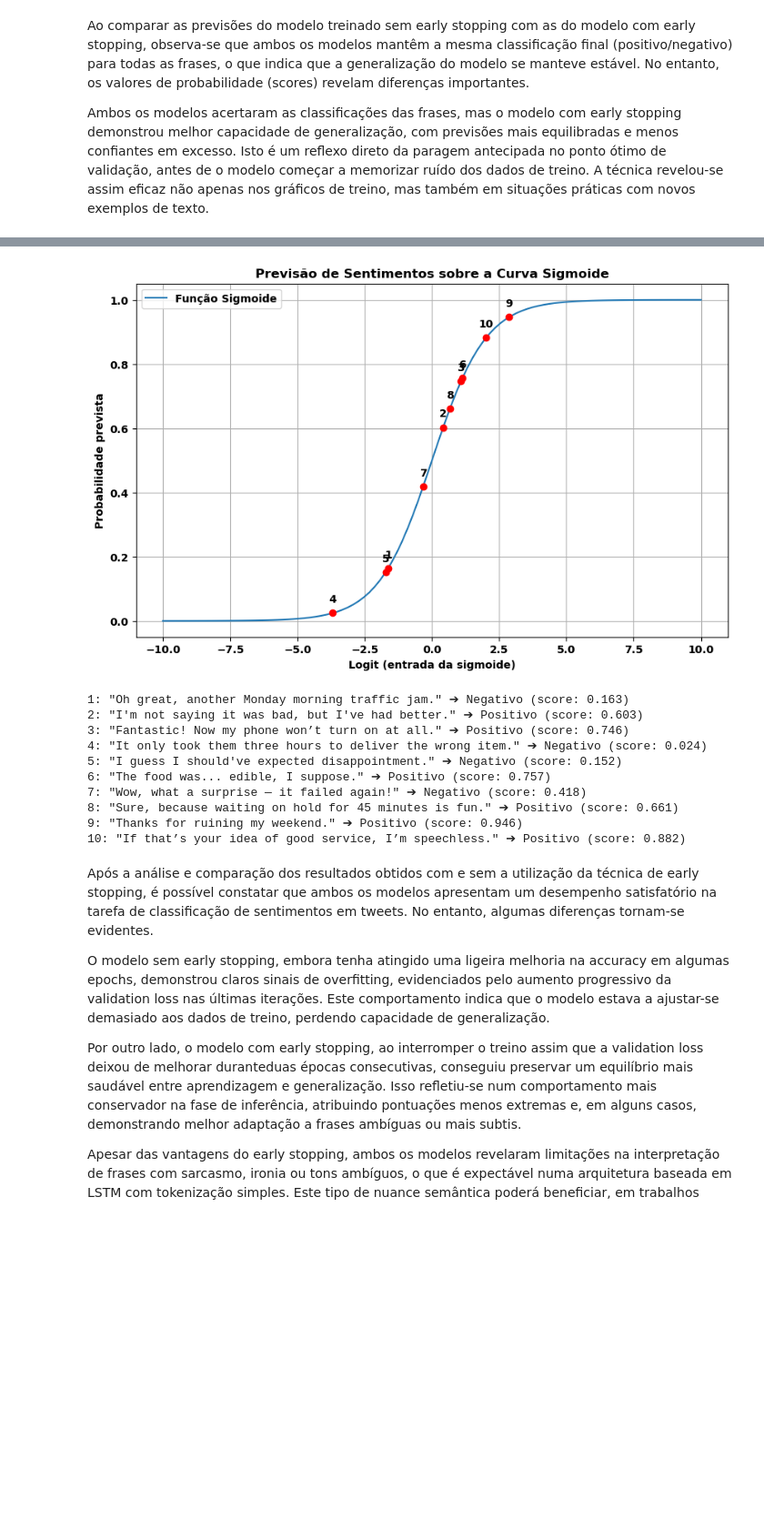
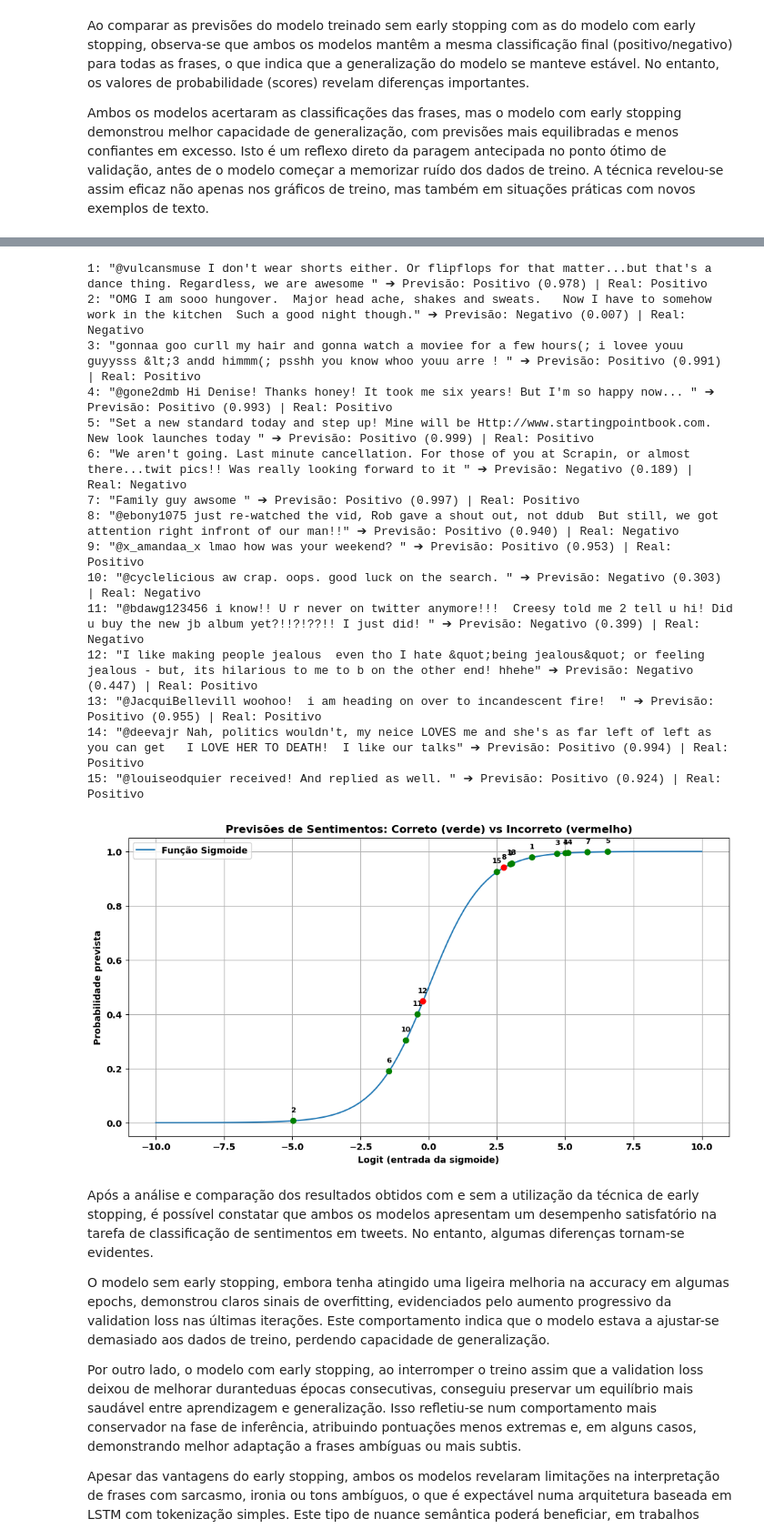
Before and after one commit to pereiranuno/deep_learning, a Jupyter notebook: Deep_Learning_Project-Student.ipynb, the cells around one changed output, grey strips where cells are left out. Shown: that part at 91% size. Cells and saved outputs as stored; diff of their text form; code cells hidden in the pictures; blank space fills up the shorter version.

```diff
--- a/Deep_Learning_Project-Student.ipynb
+++ b/Deep_Learning_Project-Student.ipynb
@@ -1299,14 +1302,0 @@ plot_sigmoid_predictions(model, vocab, tokenizer, device,medium_dificulty_level_
-# %%
-plot_sigmoid_predictions(model, vocab, tokenizer, device,hard_dificulty_level_examples)
-# %% [output]
-[figure, removed]
-1: "Oh great, another Monday morning traffic jam." ➔ Negativo (score: 0.163)
-2: "I'm not saying it was bad, but I've had better." ➔ Positivo (score: 0.603)
-3: "Fantastic! Now my phone won’t turn on at all." ➔ Positivo (score: 0.746)
-4: "It only took them three hours to deliver the wrong item." ➔ Negativo (score: 0.024)
-5: "I guess I should've expected disappointment." ➔ Negativo (score: 0.152)
-6: "The food was... edible, I suppose." ➔ Positivo (score: 0.757)
-7: "Wow, what a surprise — it failed again!" ➔ Negativo (score: 0.418)
-8: "Sure, because waiting on hold for 45 minutes is fun." ➔ Positivo (score: 0.661)
-9: "Thanks for ruining my weekend." ➔ Positivo (score: 0.946)
-10: "If that’s your idea of good service, I’m speechless." ➔ Positivo (score: 0.882)
@@ -1313,3 +1359,22 @@ plot_sigmoid_predictions(model, vocab, tokenizer, device,hard_dificulty_level_ex
+# %%
+plot_sigmoid_predictions(model, valid_dataset, vocab, tokenizer, device)
+# %% [output]
+1: "@vulcansmuse I don't wear shorts either. Or flipflops for that matter...but that's a dance thing. Regardless, we are awesome " ➔ Previsão: Positivo (0.978) | Real: Positivo
+2: "OMG I am sooo hungover.  Major head ache, shakes and sweats.   Now I have to somehow work in the kitchen  Such a good night though." ➔ Previsão: Negativo (0.007) | Real: Negativo
+3: "gonnaa goo curll my hair and gonna watch a moviee for a few hours(; i lovee youu guyysss &lt;3 andd himmm(; psshh you know whoo youu arre ! " ➔ Previsão: Positivo (0.991) | Real: Positivo
+4: "@gone2dmb Hi Denise! Thanks honey! It took me six years! But I'm so happy now... " ➔ Previsão: Positivo (0.993) | Real: Positivo
+5: "Set a new standard today and step up! Mine will be Http://www.startingpointbook.com. New look launches today " ➔ Previsão: Positivo (0.999) | Real: Positivo
+6: "We aren't going. Last minute cancellation. For those of you at Scrapin, or almost there...twit pics!! Was really looking forward to it " ➔ Previsão: Negativo (0.189) | Real: Negativo
+7: "Family guy awsome " ➔ Previsão: Positivo (0.997) | Real: Positivo
+8: "@ebony1075 just re-watched the vid, Rob gave a shout out, not ddub  But still, we got attention right infront of our man!!" ➔ Previsão: Positivo (0.940) | Real: Negativo
+9: "@x_amandaa_x lmao how was your weekend? " ➔ Previsão: Positivo (0.953) | Real: Positivo
+10: "@cyclelicious aw crap. oops. good luck on the search. " ➔ Previsão: Negativo (0.303) | Real: Negativo
+11: "@bdawg123456 i know!! U r never on twitter anymore!!!  Creesy told me 2 tell u hi! Did u buy the new jb album yet?!!?!??!! I just did! " ➔ Previsão: Negativo (0.399) | Real: Negativo
+12: "I like making people jealous  even tho I hate &quot;being jealous&quot; or feeling jealous - but, its hilarious to me to b on the other end! hhehe" ➔ Previsão: Negativo (0.447) | Real: Positivo
+13: "@JacquiBellevill woohoo!  i am heading on over to incandescent fire!  " ➔ Previsão: Positivo (0.955) | Real: Positivo
+14: "@deevajr Nah, politics wouldn't, my neice LOVES me and she's as far left of left as you can get   I LOVE HER TO DEATH!  I like our talks" ➔ Previsão: Positivo (0.994) | Real: Positivo
+15: "@louiseodquier received! And replied as well. " ➔ Previsão: Positivo (0.924) | Real: Positivo
+[figure, added]
 # %% [markdown]
 Após a análise e comparação dos resultados obtidos com e sem a utilização da técnica de early stopping, é possível constatar que ambos os modelos apresentam um desempenho satisfatório na tarefa de classificação de sentimentos em tweets. No entanto, algumas diferenças tornam-se evidentes.
 
```
Also changed, not shown: parts of 35 cells of this notebook.
